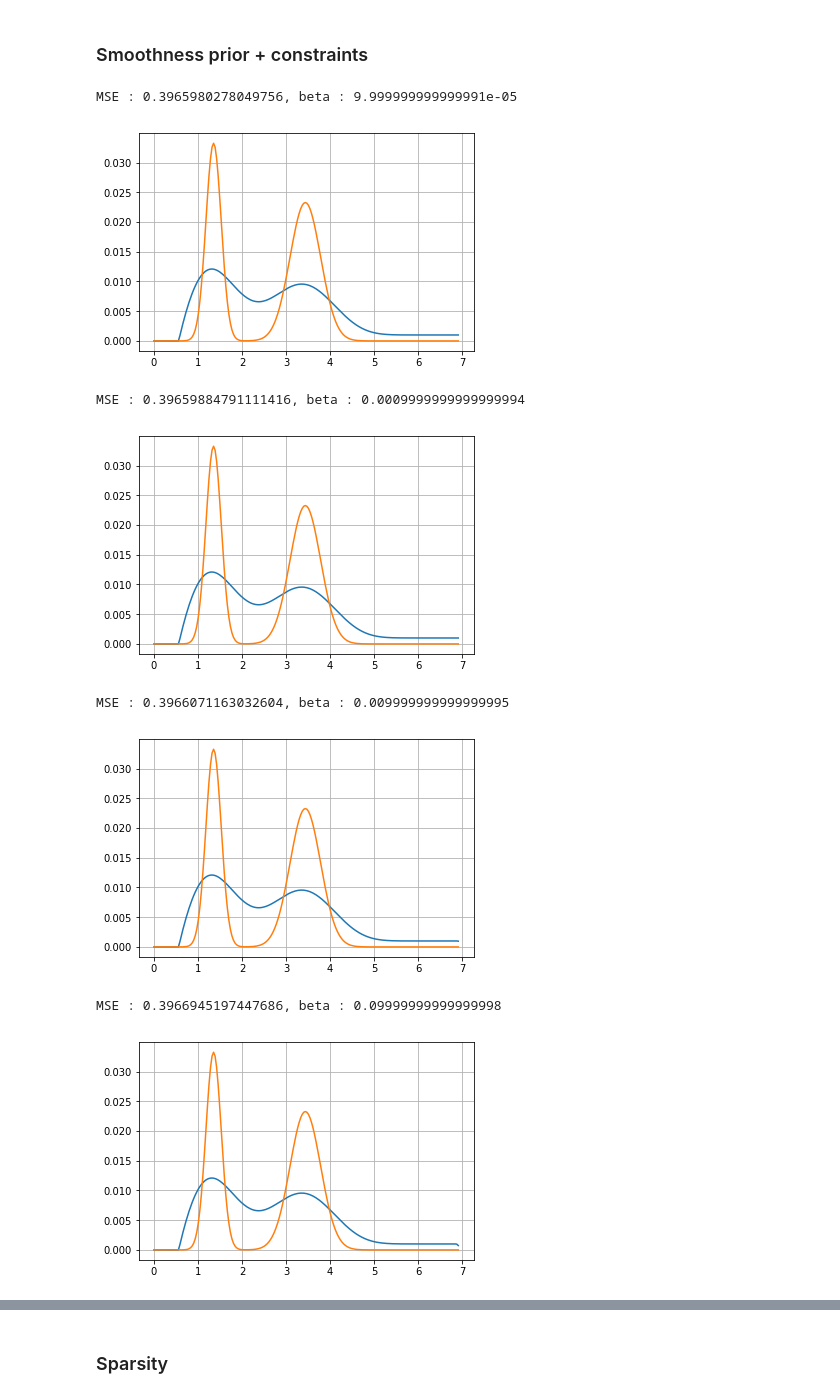
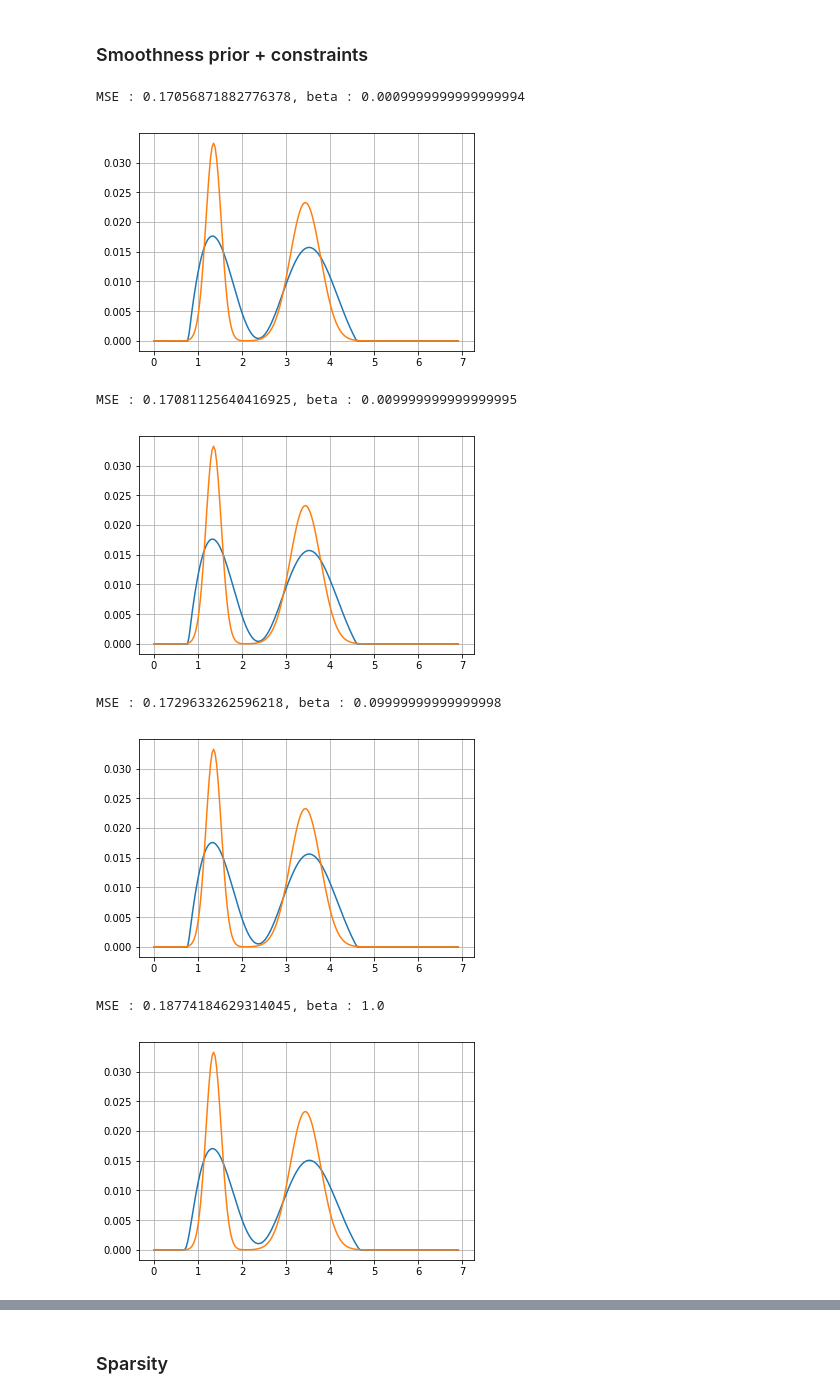
Before and after one commit to MaximilienGermain/Large-scale-optimization, a Jupyter notebook: TP2_GERMAIN_MARFOQ.ipynb, the cells around one changed output, grey strips where cells are left out. Drawn from its saved outputs; the diff is of its cells as text; code cells hidden in the pictures.

```diff
--- a/TP2_GERMAIN_MARFOQ.ipynb
+++ b/TP2_GERMAIN_MARFOQ.ipynb
@@ -179,10 +179,10 @@ MSE : 0.47911304553834577, beta : 100.00000000000004
 # %% [markdown]
 ### Smoothness prior + constraints
 # %%
-beta_grid = np.exp(np.log(10)*np.linspace(-4,2,7))
+beta_grid = np.exp(np.log(10)*np.linspace(-3,1,5))
 
 def proximal_gradient_smooth_cons(lamb,K,y,T,xmin,xmax,display = False):
-    tol = 1e-7
+    tol = 1e-8
     max_iter = 1000
     nb_iter = 0
     m = K.shape[0]
@@ -198,7 +198,7 @@ def proximal_gradient_smooth_cons(lamb,K,y,T,xmin,xmax,display = False):
     if display:
         print("Objectif : {}, ||Ku-y||^2 : {}, ||Du||^2 : {}, ind : {}".format(obj,norm2**2,normD**2,ind(u,xmin,xmax)))
 
-    while (abs(obj - last_obj) > tol and nb_iter < max_iter):
+    while abs(obj - last_obj) > tol:
         w = u - epsilon * (np.dot(K.T,np.dot(K,u) - y.reshape(m,1)) + lamb * np.dot(D.T,np.dot(D,u)))
         last_obj = obj
         u = prox_cons(w,xmin,xmax)
@@ -213,38 +213,38 @@ def proximal_gradient_smooth_cons(lamb,K,y,T,xmin,xmax,display = False):
 
 def prox_cons(w,xmin,xmax):
     m = w.shape[0]
     out = np.zeros((m,1))
     for index in range(m):
         value = w[index,0]
         if value >  xmax:
             out[index,0] = xmax
         elif value <  xmin:
             out[index,0] = xmin
         elif value >= xmin and value <= xmax:
             out[index,0] = value
     return out
 
 def ind(x,xmin,xmax):
     n = x.shape[0]
     for i in range(n):
         if x[i] > xmax or x[i] < xmin:
             return 1e30
     return 0
 
 for i in range(beta_grid.shape[0]):
     beta = beta_grid[i]
     x_hat = proximal_gradient_smooth_cons(beta,K,y,T,xmin,xmax) #,True
     print("MSE : {}, beta : {}\n".format(normalized_MSE(x_hat,x.reshape(200,1)),beta))
     plt.plot(np.log(T),x_hat)
     plt.plot(np.log(T),x)
     plt.grid()
     plt.show()
 # %% [output]
-MSE : 0.3965980278049756, beta : 9.999999999999991e-05
+MSE : 0.17056871882776378, beta : 0.0009999999999999994
-[figure, old version]
+[figure, new version]
-MSE : 0.39659884791111416, beta : 0.0009999999999999994
+MSE : 0.17081125640416925, beta : 0.009999999999999995
-[figure, old version]
+[figure, new version]
-MSE : 0.3966071163032604, beta : 0.009999999999999995
+MSE : 0.1729633262596218, beta : 0.09999999999999998
-[figure, old version]
+[figure, new version]
-MSE : 0.3966945197447686, beta : 0.09999999999999998
+MSE : 0.18774184629314045, beta : 1.0
-[figure, old version]
+[figure, new version]
```
Also changed, not shown: parts of 3 cells of this notebook.
